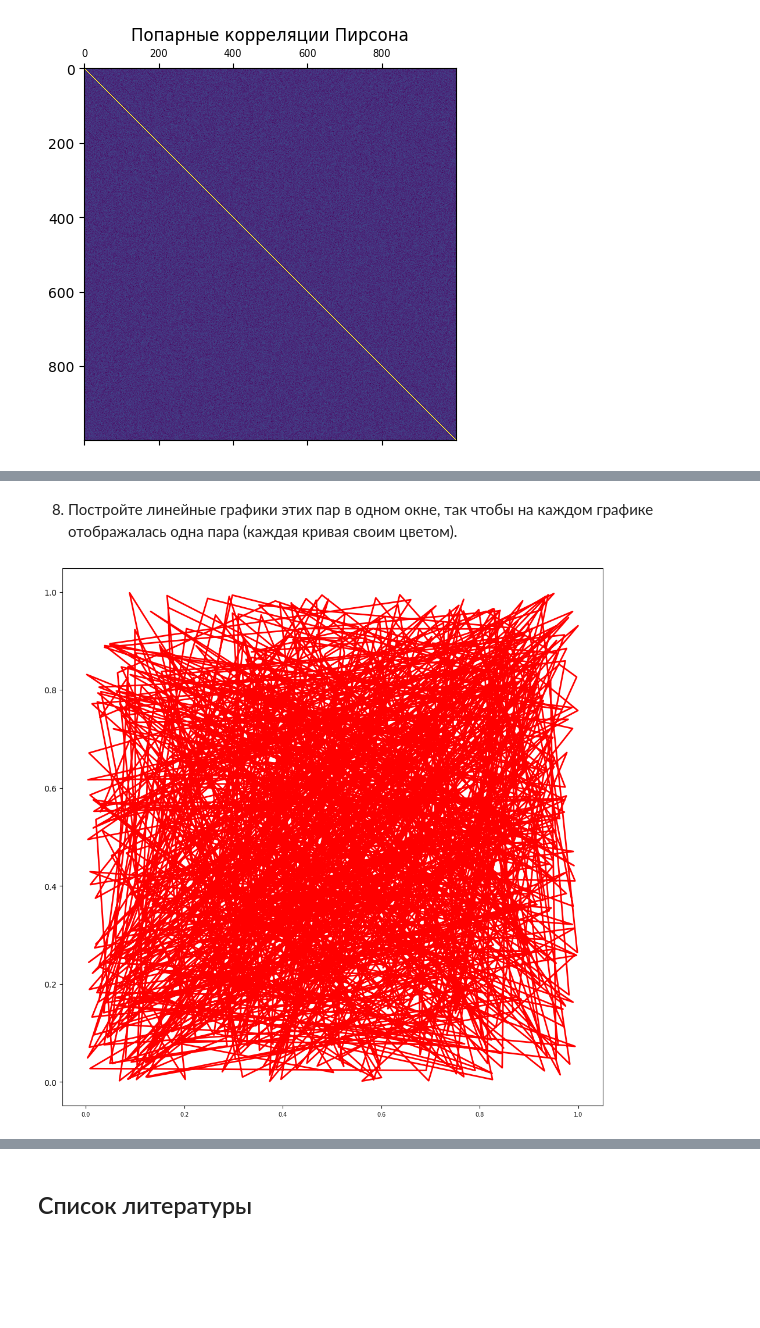
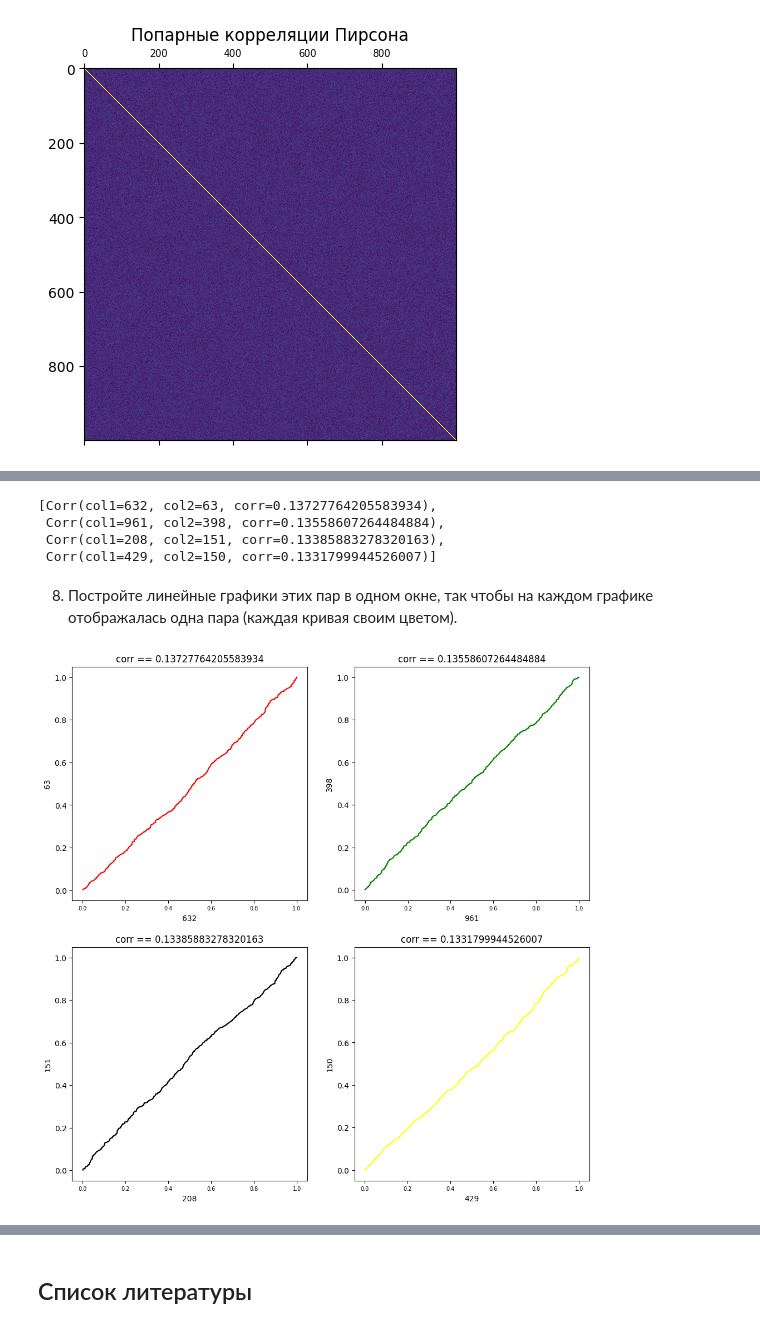
Before and after one commit to BROsandr/IUS, a Jupyter notebook: lab3/Lab3_task.ipynb, the cells around one changed output, grey strips where cells are left out. Drawn from its saved outputs; the diff is of its cells as text; code cells hidden in the pictures; blank space fills up the shorter version.

```diff
--- a/lab3/Lab3_task.ipynb
+++ b/lab3/Lab3_task.ipynb
@@ -374,8 +374,10 @@ plt.show()
 # %% [output]
 [figure]
 # %%
-corr_no_center = corr
+corr_no_lower_tri = corr
 
-np.fill_diagonal(corr_no_center.values, None)
+corr_no_lower_tri.values[np.tril_indices_from(corr_no_lower_tri.values)] = 0
+
+corr_no_lower_tri
 
 # continuous below
@@ -409,15 +398,49 @@ for pair, correlation in top_pairs.items():
+# %%
+maximums = corr_no_lower_tri.abs().idxmax().items()
+
+from collections import namedtuple
+
+Corr = namedtuple("Corr", ["col1", "col2", "corr"])
+
+corr = []
+
+for maximum_idx, corr_value in zip(maximums, corr_no_lower_tri.abs().max().values):
+  corr.append(Corr(col1=maximum_idx[0], col2=maximum_idx[1], corr=corr_value))
+
+corr4 = sorted(corr, reverse=True, key=lambda x: x.corr)[0:4]
+corr4
+# %% [output]
+[Corr(col1=632, col2=63, corr=0.13727764205583934),
+ Corr(col1=961, col2=398, corr=0.13558607264484884),
+ Corr(col1=208, col2=151, corr=0.13385883278320163),
+ Corr(col1=429, col2=150, corr=0.1331799944526007)]
 # %% [markdown]
 8. Постройте линейные графики этих пар в одном окне, так чтобы на каждом графике отображалась одна пара (каждая кривая своим цветом).
-# %%
-# напишите здесь ваш код
-plt.figure(figsize = (12,12))
-
-maximums_items = list(maximums.items())
-
-# plt.plot(df[maximums_items[0][0]], df[maximums_items[0][1]], color='red', linewidth=2)
-plt.plot(df[349], df[158], color='red', linewidth=2)
-
-plt.show()
-# %% [output]
-[figure, removed]
+# %%
+# напишите здесь ваш код
+plt.figure(figsize = (12,12))
+
+plt.subplot(2,2,1)
+
+def plot(corr_item: Corr, color: str):
+  plt.plot(sorted(df[corr_item.col1]), sorted(df[corr_item.col2]), color=color)
+
+  plt.title(f'corr == {corr_item.corr}')
+  plt.xlabel(corr_item.col1)
+  plt.ylabel(corr_item.col2)
+
+plot(corr4[0], 'red')
+
+plt.subplot(2,2,2)
+plot(corr4[1], 'green')
+
+plt.subplot(2,2,3)
+plot(corr4[2], 'black')
+
+plt.subplot(2,2,4)
+plot(corr4[3], 'yellow')
+
+plt.show()
+# %% [output]
+[figure, added]
 # %% [markdown]
```
Also changed, not shown: parts of 26 cells of this notebook.
